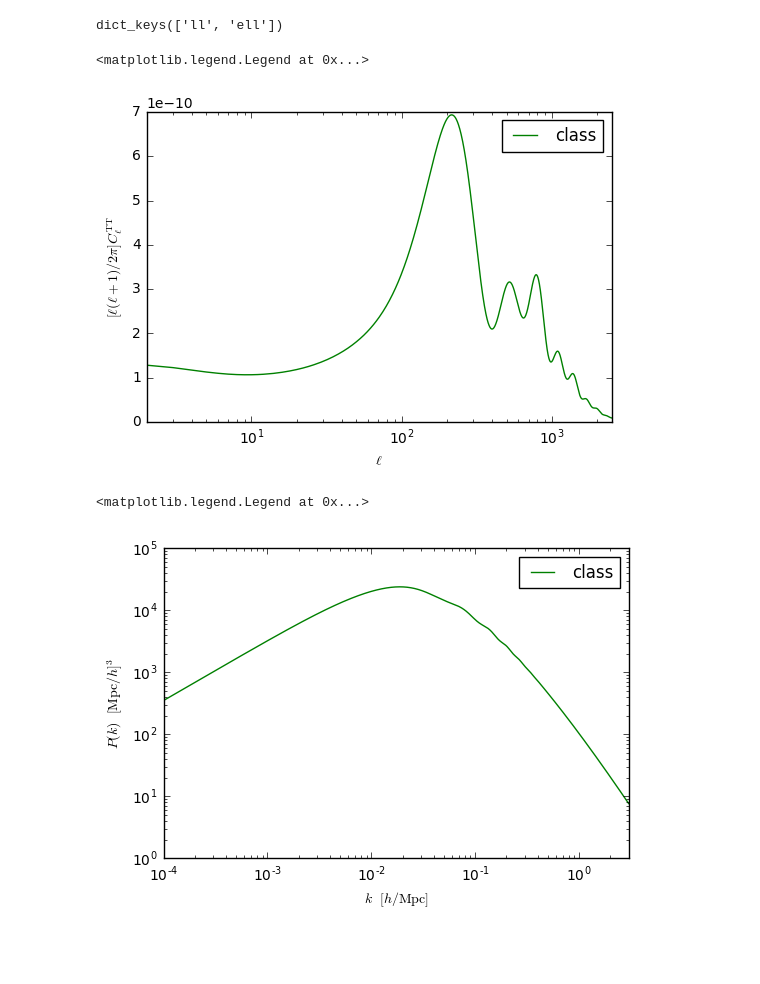
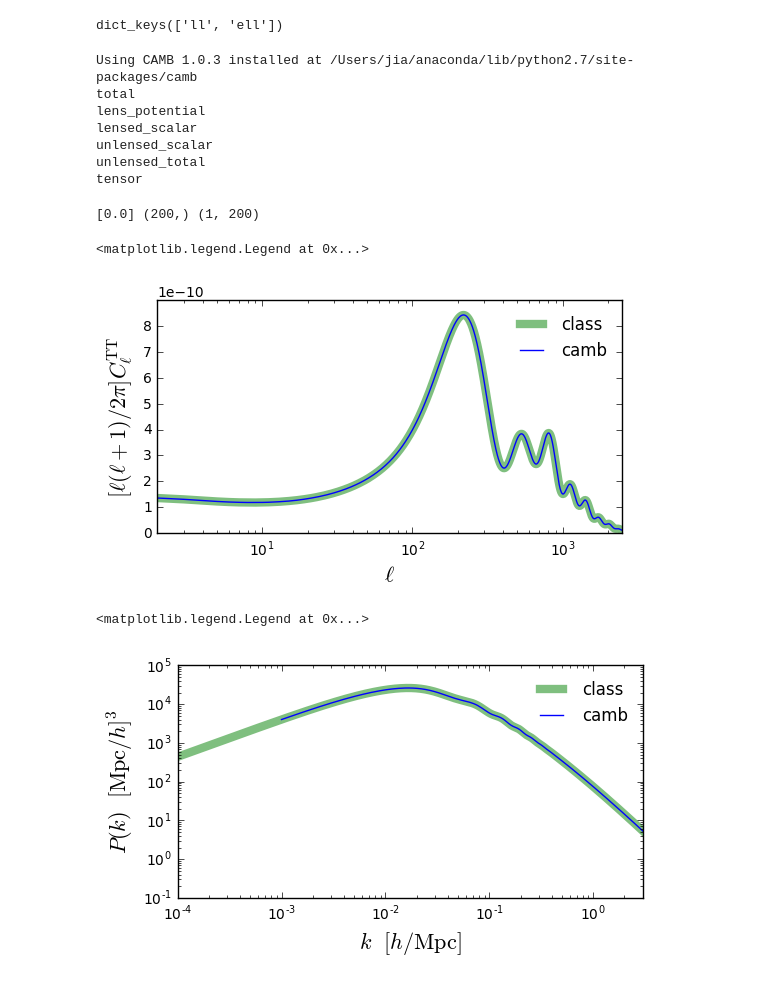
Before and after one commit to liuxx479/emudesgin, a Jupyter notebook: observables.ipynb, the cells around one changed output. Saved outputs shown, nothing was run; the diff lists cells and outputs as text; code cells hidden in the pictures; blank space fills up the shorter version.

Commit message:
fix clTT camb normalization

```diff
--- a/observables.ipynb
+++ b/observables.ipynb
@@ -53,12 +62,13 @@ LambdaCDM.set({'output':'tCl,pCl,lCl,mPk,sCl',
 LambdaCDM.compute()
 # %%
 # get all C_l output
-cls = LambdaCDM.lensed_cl(2500)
+#cls = LambdaCDM.lensed_cl(2500)
+cls = LambdaCDM.raw_cl()
 print cls.viewkeys()
 ll = cls['ell'][2:]
 clTT = cls['tt'][2:]
-clEE = cls['ee'][2:]
-clPP = cls['pp'][2:]
+#clEE = cls['ee'][2:]
+#clPP = cls['pp'][2:]
 # %% [output]
 dict_keys(['pp', 'ell', 'bb', 'ee', 'tt', 'tp', 'te'])
 # %%
@@ -79,27 +89,68 @@ clphiphi=cls2['ll'][0][2:]
 clkk=1.0/4 * (ell+2.0)*(ell+1.0)*(ell)*(ell-1.0)*clphiphi
 # %% [output]
 dict_keys(['ll', 'ell'])
+# %%
+##########################
+####### camb #############
+##########################
+
+import camb
+from camb import model, initialpower
+print('Using CAMB %s installed at %s'%(camb.__version__,os.path.dirname(camb.__file__)))
+
+#Set up a new set of parameters for CAMB
+pars = camb.CAMBparams()
+#This function sets up CosmoMC-like settings, with one massive neutrino and helium set using BBN consistency
+pars.set_cosmology(H0=h*100, ombh2=ombh2, omch2=omch2, mnu=0.0, omk=0, tau=0)
+pars.InitPower.set_params(As=A_s, ns=n_s, r=0)
+pars.set_matter_power(redshifts=[0.,], kmax=10.0)
+pars.set_for_lmax(2500, lens_potential_accuracy=0);
+
+#calculate results for these parameters
+results = camb.get_results(pars)
+powers =results.get_cmb_power_spectra(pars, CMB_unit='K')
+for name in powers: print(name)
+# %% [output]
+Using CAMB 1.0.3 installed at /Users/jia/anaconda/lib/python2.7/site-packages/camb
+total
+lens_potential
+lensed_scalar
+unlensed_scalar
+unlensed_total
+tensor
+# %%
+## primary CMB
+unlensedCL=powers['unlensed_scalar'][:,0]
+ls = np.arange(unlensedCL.shape[0])
+# %%
+## Pk
+kcamb, zcamb, Pkcamb = results.get_matter_power_spectrum(minkh=1e-3, maxkh=10, npoints = 200)
+print zcamb,kcamb.shape, Pkcamb.shape
+# %% [output]
+[0.0] (200,) (1, 200)
 # %%
 # plot C_l^TT
-figure(1)
+figure(1, figsize=(6,3))
 xscale('log');plt.yscale('linear');plt.xlim(2,2500)
-xlabel(r'$\ell$')
-ylabel(r'$[\ell(\ell+1)/2\pi]  C_\ell^\mathrm{TT}$')
-plot(ll,clTT*ll*(ll+1)/2./pi,'g-',label='class')
-legend()
+xlabel(r'$\ell$',fontsize=16)
+ylabel(r'$[\ell(\ell+1)/2\pi]  C_\ell^\mathrm{TT}$',fontsize=16)
+plot(ll,clTT*ll*(ll+1)/2./pi,'g-',lw=6,alpha=0.5,label='class')
+plot(ls,unlensedCL/2.725**2,'b-',label='camb')
+legend(loc=0,frameon=0)
 # %% [output]
 <matplotlib.legend.Legend at 0x...>
-[figure, old version]
+[figure, new version]
 # %%
 # plot P(k)
-figure(2)
+figure(2, figsize=(6,3))
 xscale('log');plt.yscale('log');plt.xlim(kk[0],kk[-1])
-xlabel(r'$k \,\,\,\, [h/\mathrm{Mpc}]$')
-ylabel(r'$P(k) \,\,\,\, [\mathrm{Mpc}/h]^3$')
-plot(kk,Pk,'g-',label='class')
-legend()
+xlabel(r'$k \,\,\,\, [h/\mathrm{Mpc}]$',fontsize=16)
+ylabel(r'$P(k) \,\,\,\, [\mathrm{Mpc}/h]^3$',fontsize=16)
+plot(kk,Pk,'g-',lw=6,alpha=0.5,label='class')
+plot(kcamb,Pkcamb[0],'b-',label='camb')
+legend(loc=0,frameon=0)
 # %% [output]
 <matplotlib.legend.Legend at 0x...>
-[figure, old version]
+[figure, new version]
 # %%
 # plot C_l^TT
```
Also changed, not shown: parts of 3 cells of this notebook.
